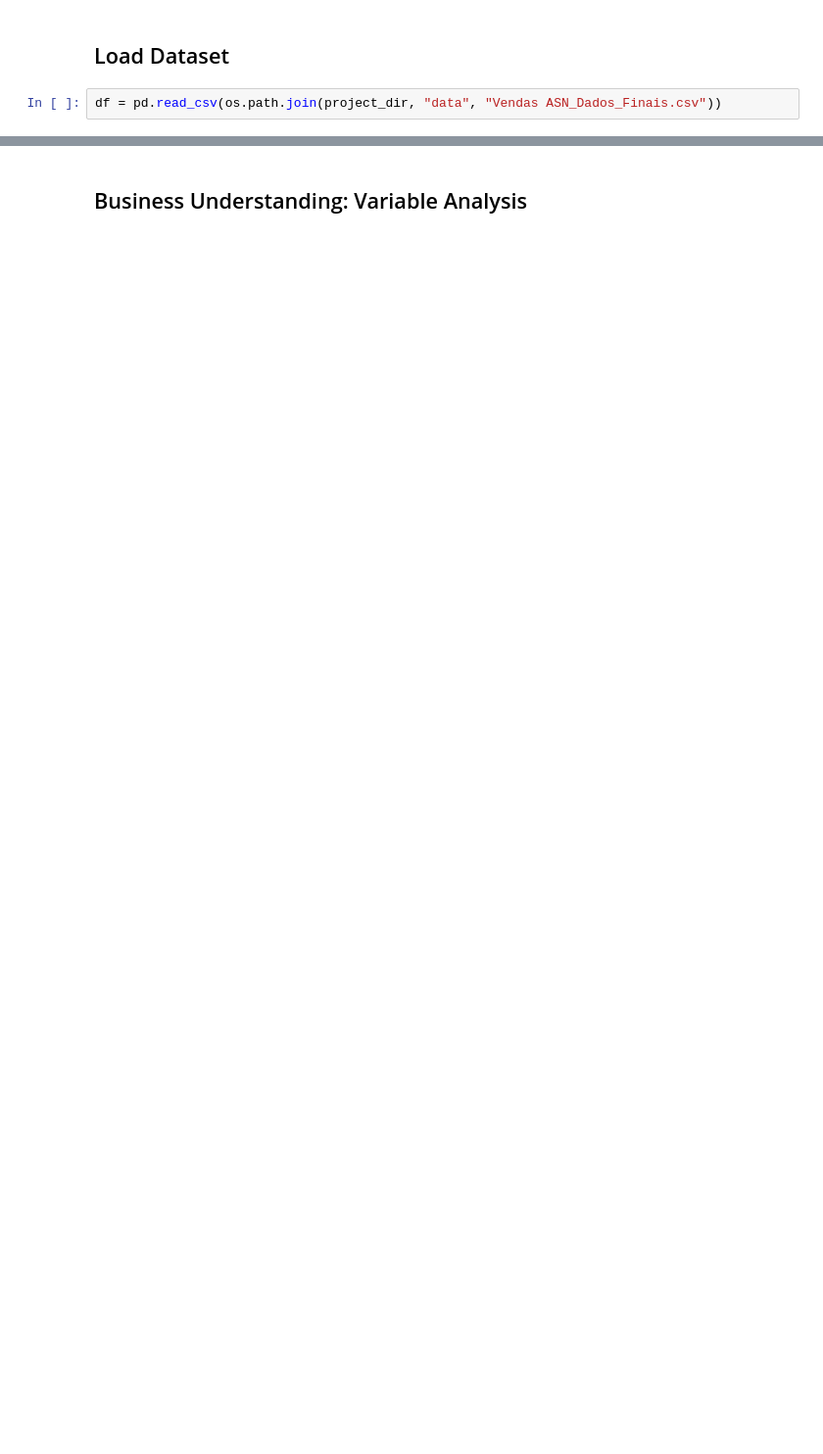
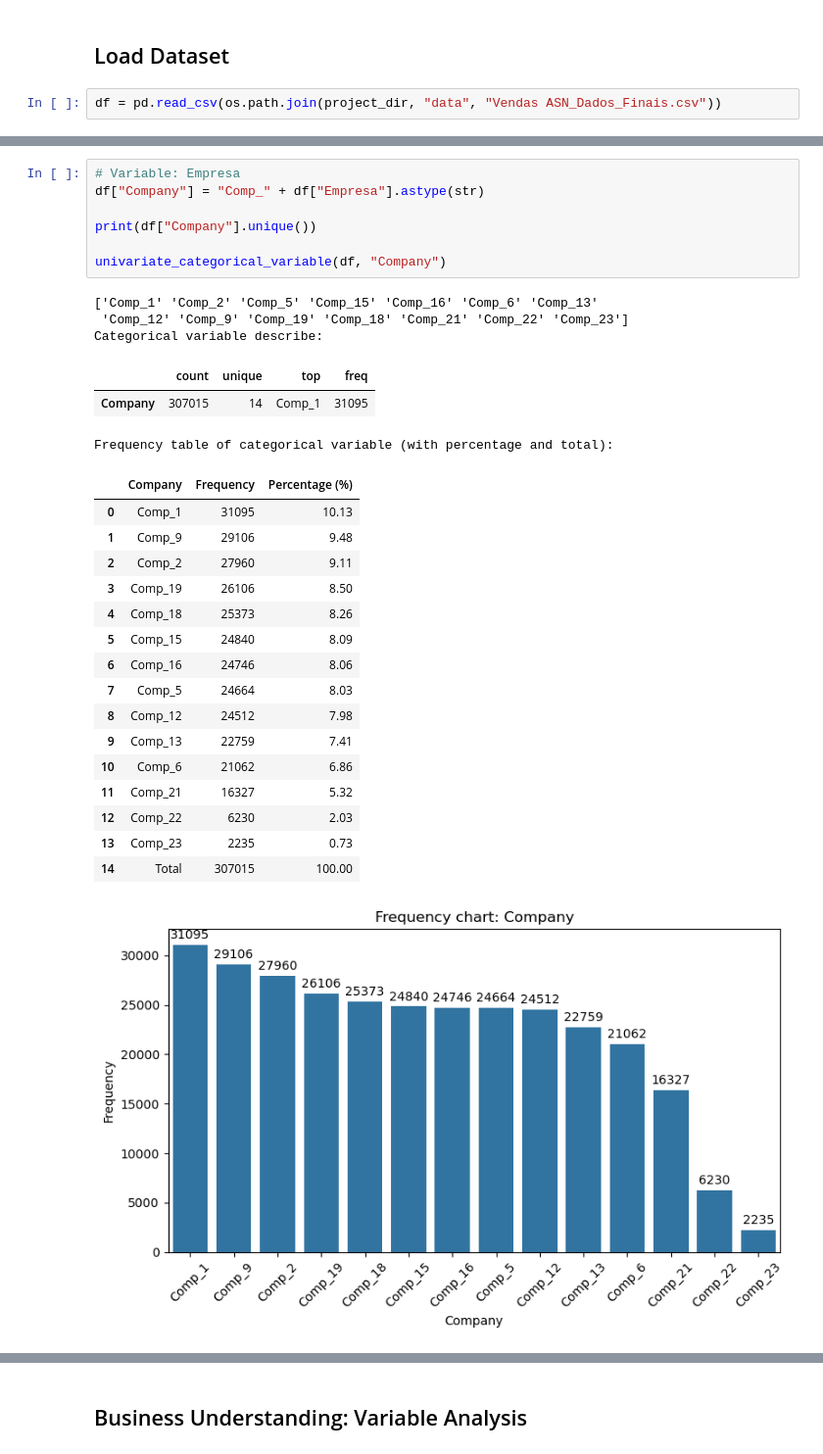
Before and after one commit to RakellM/ASN-DSA-T5, a Jupyter notebook: 33-ST/Homework/Project_1.ipynb, the cells around one changed output, grey strips where cells are left out. Shown at 98% size. Cells and saved outputs as stored; diff of their text form; blank space fills up the shorter version.

```diff
--- a/33-ST/Homework/Project_1.ipynb
+++ b/33-ST/Homework/Project_1.ipynb
@@ -104,0 +520,31 @@ memory usage: 30.5+ MB
+# %%
+# Variable: Empresa
+df["Company"] = "Comp_" + df["Empresa"].astype(str)
+
+print(df["Company"].unique())
+
+univariate_categorical_variable(df, "Company")
+# %% [output]
+['Comp_1' 'Comp_2' 'Comp_5' 'Comp_15' 'Comp_16' 'Comp_6' 'Comp_13'
+ 'Comp_12' 'Comp_9' 'Comp_19' 'Comp_18' 'Comp_21' 'Comp_22' 'Comp_23']
+Categorical variable describe:
+|  | count | unique | top | freq |
+| Company | 307015 | 14 | Comp_1 | 31095 |
+Frequency table of categorical variable (with percentage and total):
+|  | Company | Frequency | Percentage (%) |
+| 0 | Comp_1 | 31095 | 10.13 |
+| 1 | Comp_9 | 29106 | 9.48 |
+| 2 | Comp_2 | 27960 | 9.11 |
+| 3 | Comp_19 | 26106 | 8.50 |
+| 4 | Comp_18 | 25373 | 8.26 |
+| 5 | Comp_15 | 24840 | 8.09 |
+| 6 | Comp_16 | 24746 | 8.06 |
+| 7 | Comp_5 | 24664 | 8.03 |
+| 8 | Comp_12 | 24512 | 7.98 |
+| 9 | Comp_13 | 22759 | 7.41 |
+| 10 | Comp_6 | 21062 | 6.86 |
+| 11 | Comp_21 | 16327 | 5.32 |
+| 12 | Comp_22 | 6230 | 2.03 |
+| 13 | Comp_23 | 2235 | 0.73 |
+| 14 | Total | 307015 | 100.00 |
+[figure, added]
```
Also changed, not shown: parts of 52 cells of this notebook, 2 other files.
